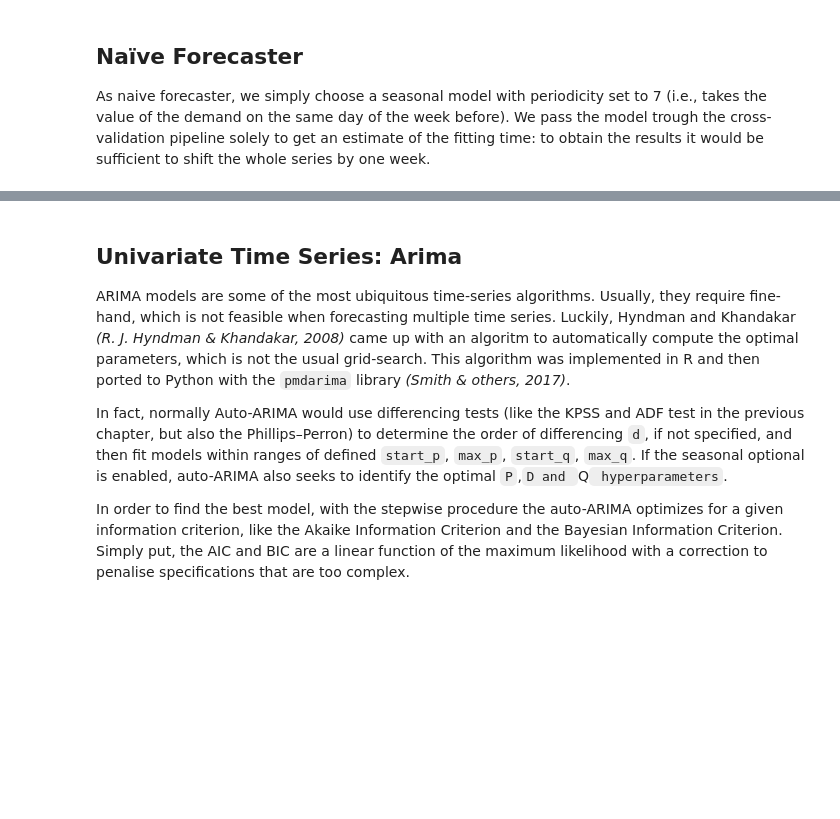
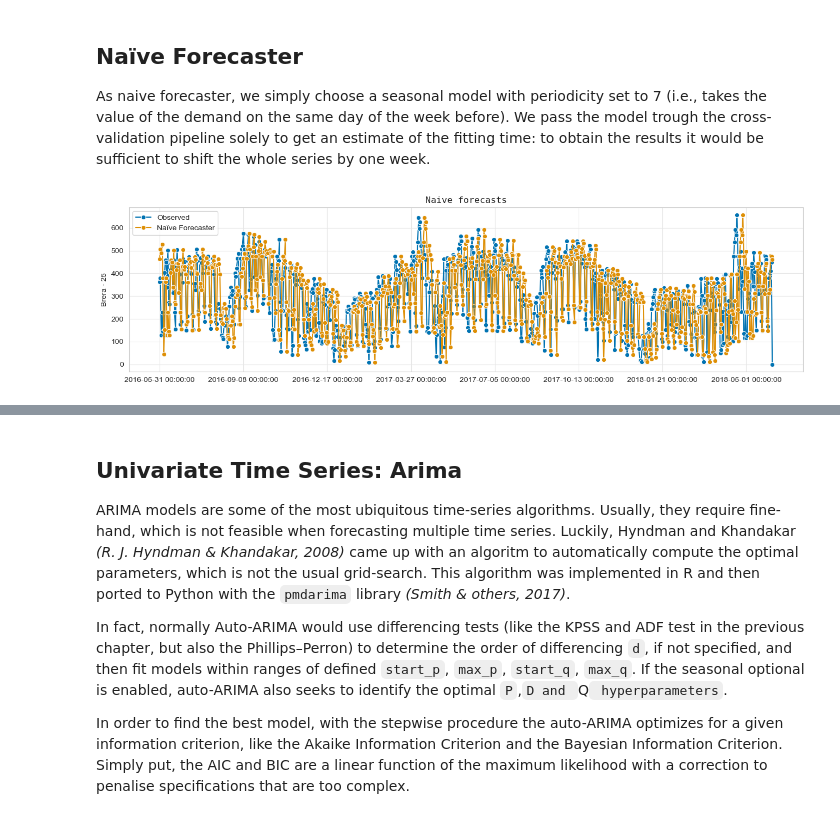
Before and after one commit to baggiponte/thesis-forecasting, a Jupyter notebook: body/_build/jupyter_execute/06-forecasting.ipynb, the cells around one changed output, grey strips where cells are left out. Saved outputs shown, nothing was run; the diff lists cells and outputs as text; code cells hidden in the pictures; blank space fills up the shorter version.

```diff
--- a/body/_build/jupyter_execute/06-forecasting.ipynb
+++ b/body/_build/jupyter_execute/06-forecasting.ipynb
@@ -180,9 +180,11 @@ naive_forecaster = NaiveForecaster(strategy="last",
                                    sp=7)  # weekly seasonal periodicity
 # %%
 quick_naive_preds = pd.Series(data=daily_rentals["Brera - 25"][358:-7].values, index=y[365:].index)
-naive_fig = plot_series(quick_naive_preds, y_true, labels=["naive preds", "truth"])
+naive_fig = plot_series(y_true, quick_naive_preds, labels=["Observed", "Naïve Forecaster"])
 plt.title("Naive forecasts", **title_font)
 plt.show(naive_fig)
+# %% [output]
+[figure, added]
 # %%
 naive_diagnostics = model_diagnostics(quick_naive_preds, y_true)
 
```
Also changed, not shown: parts of 9 cells of this notebook, 23 other files.
